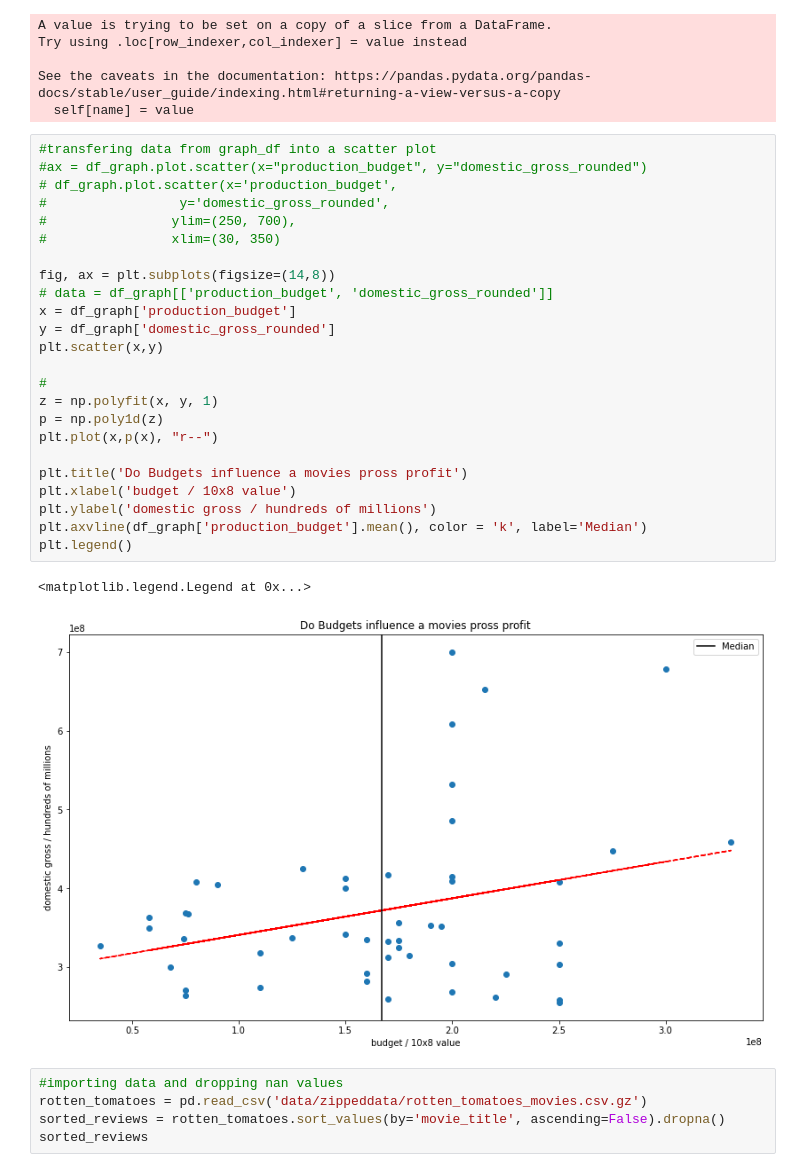
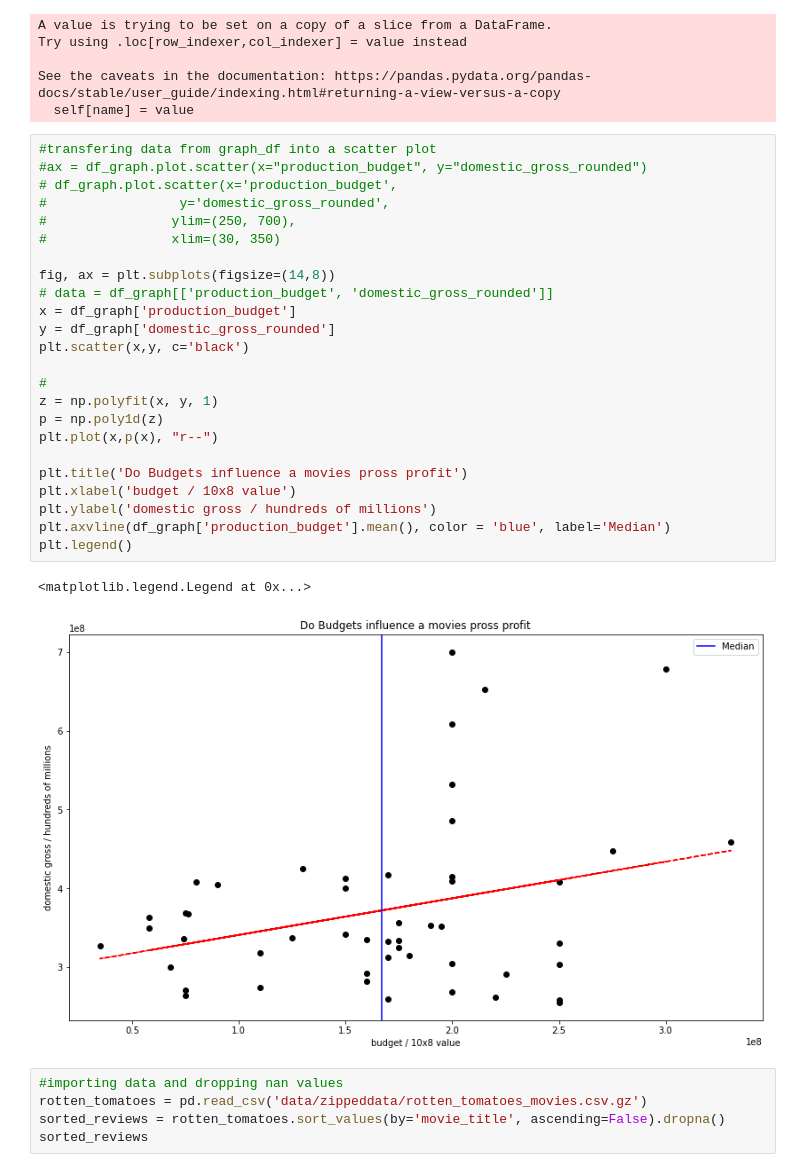
Before and after one commit to kinghenderson/microsoft_movie_analysis, a Jupyter notebook: Gross Value .ipynb, the cells around one changed output. Drawn from its saved outputs; the diff is of its cells as text.

```diff
--- a/Gross Value .ipynb
+++ b/Gross Value .ipynb
@@ -99,30 +99,30 @@ See the caveats in the documentation: https://pandas.pydata.org/pandas-docs/stab
 # %%
 #transfering data from graph_df into a scatter plot
 #ax = df_graph.plot.scatter(x="production_budget", y="domestic_gross_rounded")
 # df_graph.plot.scatter(x='production_budget',
 #                 y='domestic_gross_rounded',
 #                ylim=(250, 700),
 #                xlim=(30, 350)
 
 fig, ax = plt.subplots(figsize=(14,8))
 # data = df_graph[['production_budget', 'domestic_gross_rounded']]
 x = df_graph['production_budget']
 y = df_graph['domestic_gross_rounded']
-plt.scatter(x,y)
+plt.scatter(x,y, c='black')
 
 #
 z = np.polyfit(x, y, 1)
 p = np.poly1d(z)
 plt.plot(x,p(x), "r--")
 
 plt.title('Do Budgets influence a movies pross profit')
 plt.xlabel('budget / 10x8 value')
 plt.ylabel('domestic gross / hundreds of millions')
-plt.axvline(df_graph['production_budget'].mean(), color = 'k', label='Median')
+plt.axvline(df_graph['production_budget'].mean(), color = 'blue', label='Median')
 plt.legend()
 # %% [output]
 <matplotlib.legend.Legend at 0x...>
-[figure, old version]
+[figure, new version]
 # %%
 #importing data and dropping nan values
 rotten_tomatoes = pd.read_csv('data/zippeddata/rotten_tomatoes_movies.csv.gz')
```
Also changed, not shown: parts of 1 cell of this notebook.
